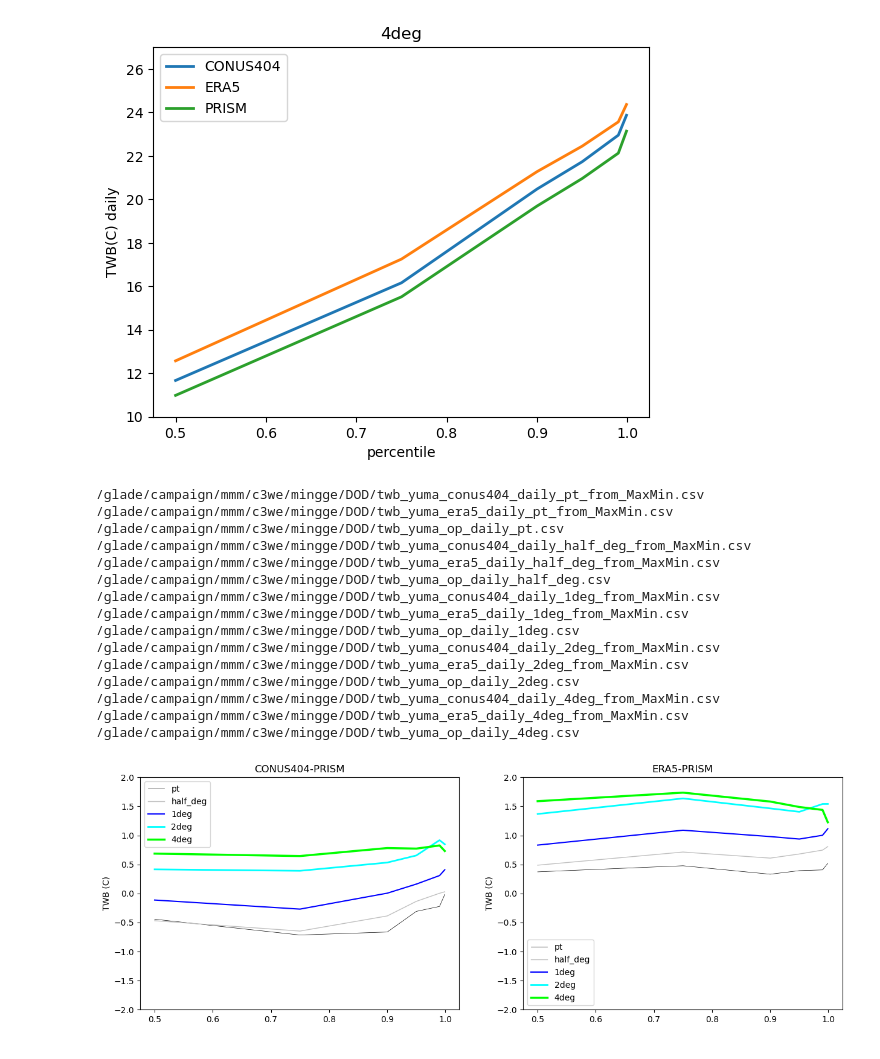
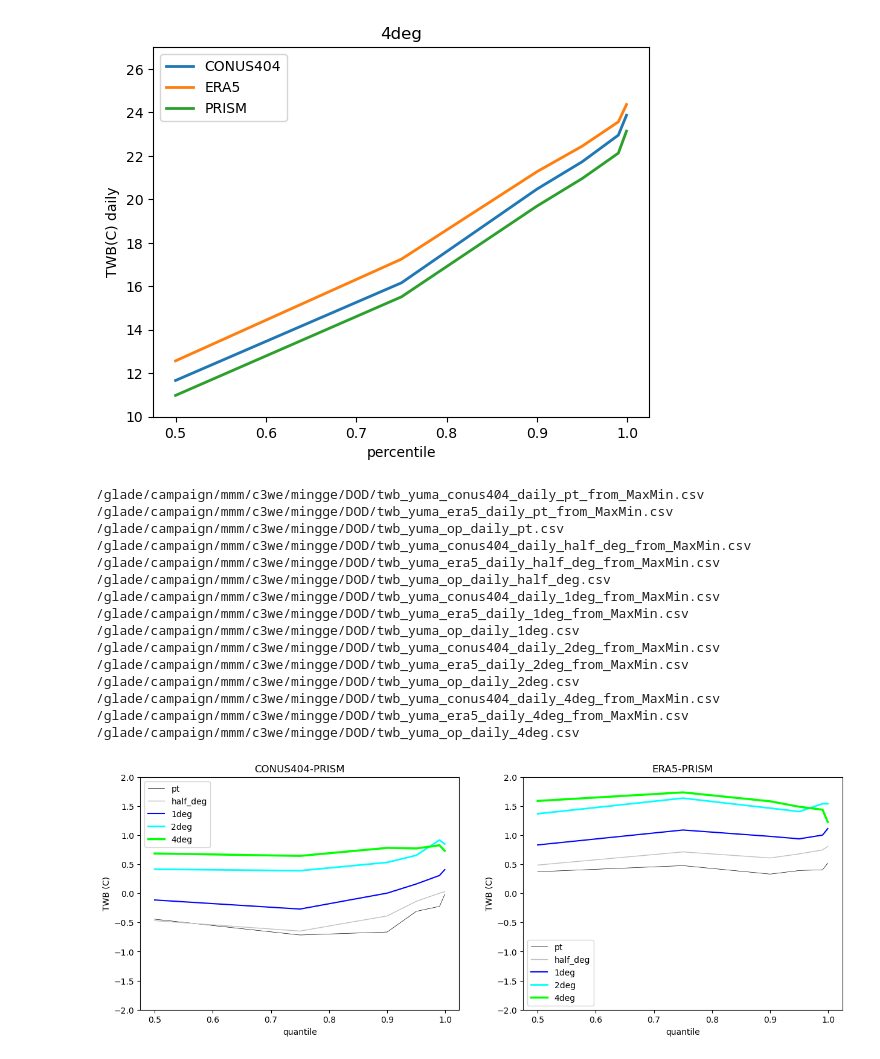
Before and after one commit to ming80302/DOD, a Jupyter notebook: twb_era5_conus404_ob.ipynb, the cells around one changed output. Cells and saved outputs as stored; diff of their text form; code cells hidden in the pictures.

```diff
--- a/twb_era5_conus404_ob.ipynb
+++ b/twb_era5_conus404_ob.ipynb
@@ -343,7 +343,7 @@ for method in method_1d:
         ct = ct + 1
 
     plt.ylabel('TWB (' + method + ')')
-
+    plt.xlabel('quantile')
     plt.legend()
     plt.show()
 # %% [output]
@@ -795,31 +758,33 @@ for key in ij_unstr_dict:
     ax[1].plot(q_1d, dif_2d[1], label = key, color = color_1d[nn], linewidth=nn*0.5+0.5)
 
     nn = nn +1
 
 ax[0].legend()
 ax[1].legend()
 ax[0].set_title('CONUS404-PRISM')
+ax[0].set_xlabel('quantile')
 ax[0].set_ylabel('TWB (C)')
 ax[1].set_title('ERA5-PRISM')
+ax[1].set_xlabel('quantile')
 ax[1].set_ylabel('TWB (C)')
 ax[0].set_ylim((-2, 2))
 ax[1].set_ylim((-2, 2))
 
 plt.show()
 # %% [output]
 /glade/campaign/mmm/c3we/mingge/DOD/twb_yuma_conus404_daily_pt_from_MaxMin.csv
 /glade/campaign/mmm/c3we/mingge/DOD/twb_yuma_era5_daily_pt_from_MaxMin.csv
 /glade/campaign/mmm/c3we/mingge/DOD/twb_yuma_op_daily_pt.csv
 /glade/campaign/mmm/c3we/mingge/DOD/twb_yuma_conus404_daily_half_deg_from_MaxMin.csv
 /glade/campaign/mmm/c3we/mingge/DOD/twb_yuma_era5_daily_half_deg_from_MaxMin.csv
 /glade/campaign/mmm/c3we/mingge/DOD/twb_yuma_op_daily_half_deg.csv
 /glade/campaign/mmm/c3we/mingge/DOD/twb_yuma_conus404_daily_1deg_from_MaxMin.csv
 /glade/campaign/mmm/c3we/mingge/DOD/twb_yuma_era5_daily_1deg_from_MaxMin.csv
 /glade/campaign/mmm/c3we/mingge/DOD/twb_yuma_op_daily_1deg.csv
 /glade/campaign/mmm/c3we/mingge/DOD/twb_yuma_conus404_daily_2deg_from_MaxMin.csv
 /glade/campaign/mmm/c3we/mingge/DOD/twb_yuma_era5_daily_2deg_from_MaxMin.csv
 /glade/campaign/mmm/c3we/mingge/DOD/twb_yuma_op_daily_2deg.csv
 /glade/campaign/mmm/c3we/mingge/DOD/twb_yuma_conus404_daily_4deg_from_MaxMin.csv
 /glade/campaign/mmm/c3we/mingge/DOD/twb_yuma_era5_daily_4deg_from_MaxMin.csv
 /glade/campaign/mmm/c3we/mingge/DOD/twb_yuma_op_daily_4deg.csv
-[figure, old version]
+[figure, new version]
```
Also changed, not shown: parts of 2 cells of this notebook.
